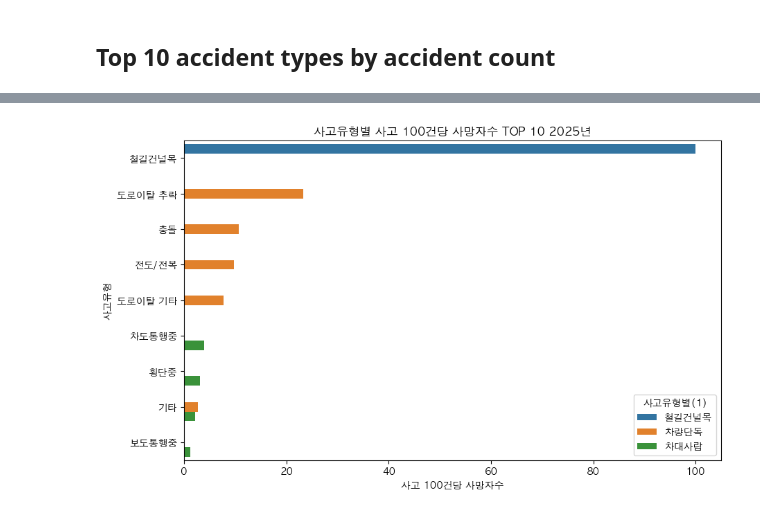
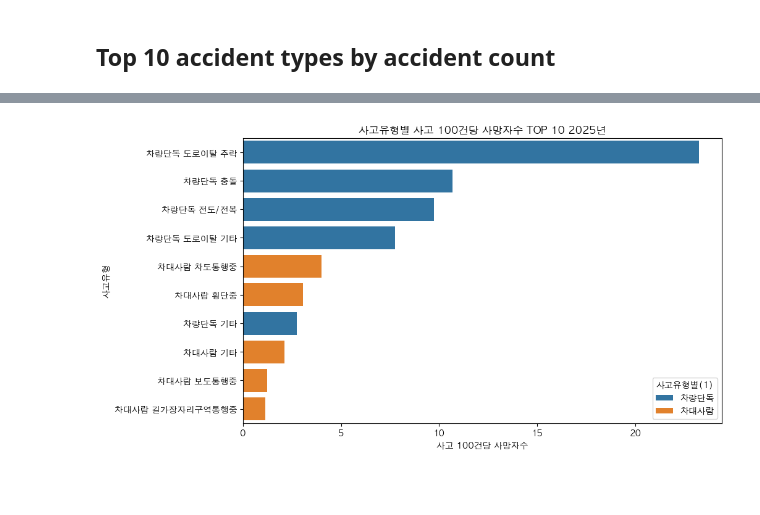
Before and after one commit to thihaoov/Korea-traffic-accident-analysis, a Jupyter notebook: notebooks/03_Accidents_by_Accident_Type.ipynb, the cells around one changed output, grey strips where cells are left out. Cells and saved outputs as stored; diff of their text form; code cells hidden in the pictures; blank space fills up the shorter version.

```diff
--- a/notebooks/03_Accidents_by_Accident_Type.ipynb
+++ b/notebooks/03_Accidents_by_Accident_Type.ipynb
@@ -71,3 +71,6 @@ print(df_total)
 143     차량단독     도로이탈 기타  전체    129    10     152
 156     차량단독          기타  전체   4465   122    4788
 169    철길건널목       철길건널목  전체      2     2       0
+# %%
+df_total['사고유형'] = df_total['사고유형별(1)'] + ' ' + df_total['사고유형별(2)']
+print(df_total)
@@ -154,23 +173,28 @@ plt.show()
 # %%
+# 철길건널목 제외
+df_fatality = df_total[
+    df_total['사고유형별(2)'] != '철길건널목'
+].copy()
+
 # 사고 100건당 사망자수 계산
-df_total['사고당 사망자수'] = (
-    df_total['사망자수'] / df_total['사고건수'] * 100
+df_fatality['사고당 사망자수'] = (
+    df_fatality['사망자수'] / df_fatality['사고건수'] * 100
 )
 
 # 사망자 비율이 높은 상위 10개 유형
-top10_death = df_total.nlargest(10, '사고당 사망자수')
+top10_death = df_fatality.nlargest(10, '사고당 사망자수')
 
 plt.figure(figsize=(10, 6))
 
 sns.barplot(data=top10_death,
             x='사고당 사망자수',
-            y='사고유형별(2)',
+            y='사고유형',
             hue='사고유형별(1)')
 
 plt.title('사고유형별 사고 100건당 사망자수 TOP 10 2025년')
 plt.xlabel('사고 100건당 사망자수')
 plt.ylabel('사고유형')
 
 plt.show()
 # %% [output]
-[figure, old version]
+[figure, new version]
```
Also changed, not shown: parts of 5 cells of this notebook, 3 other files.
